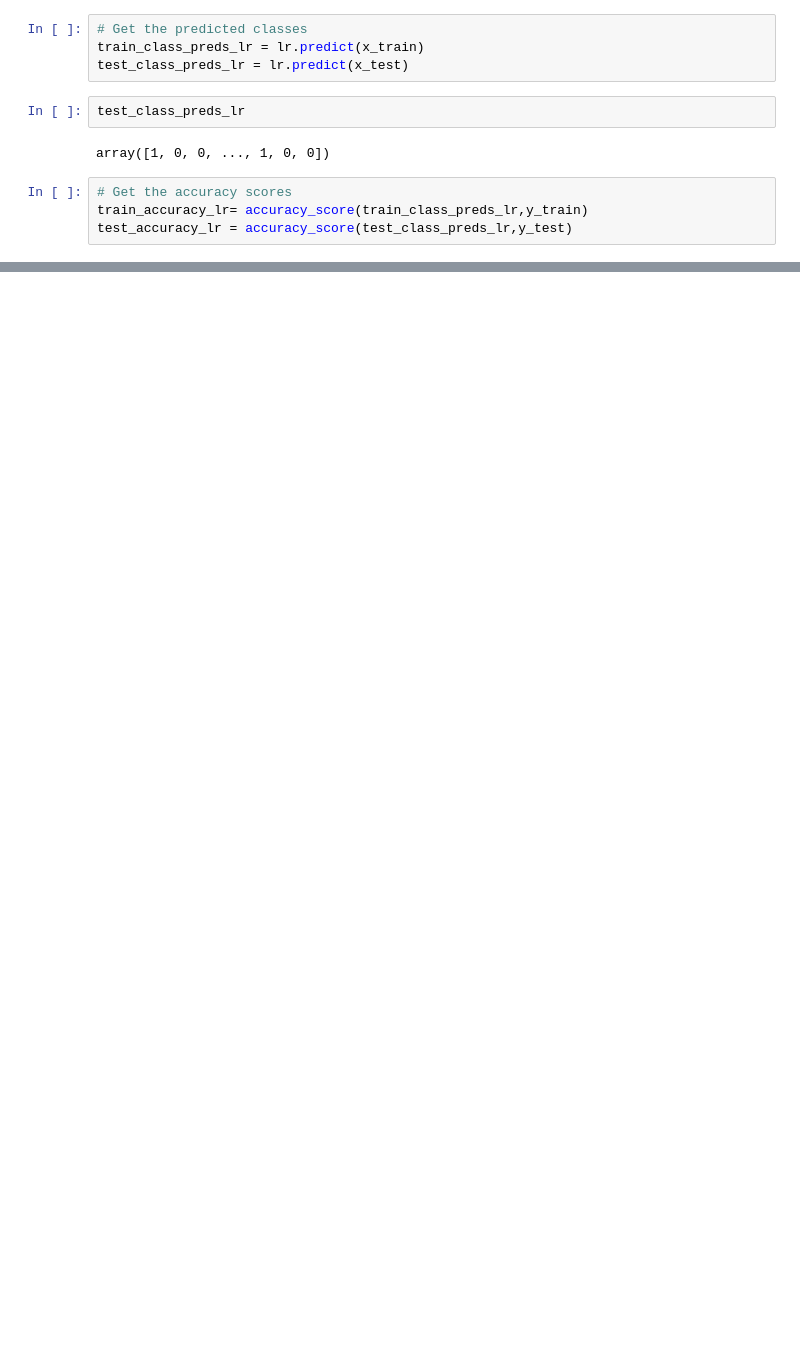
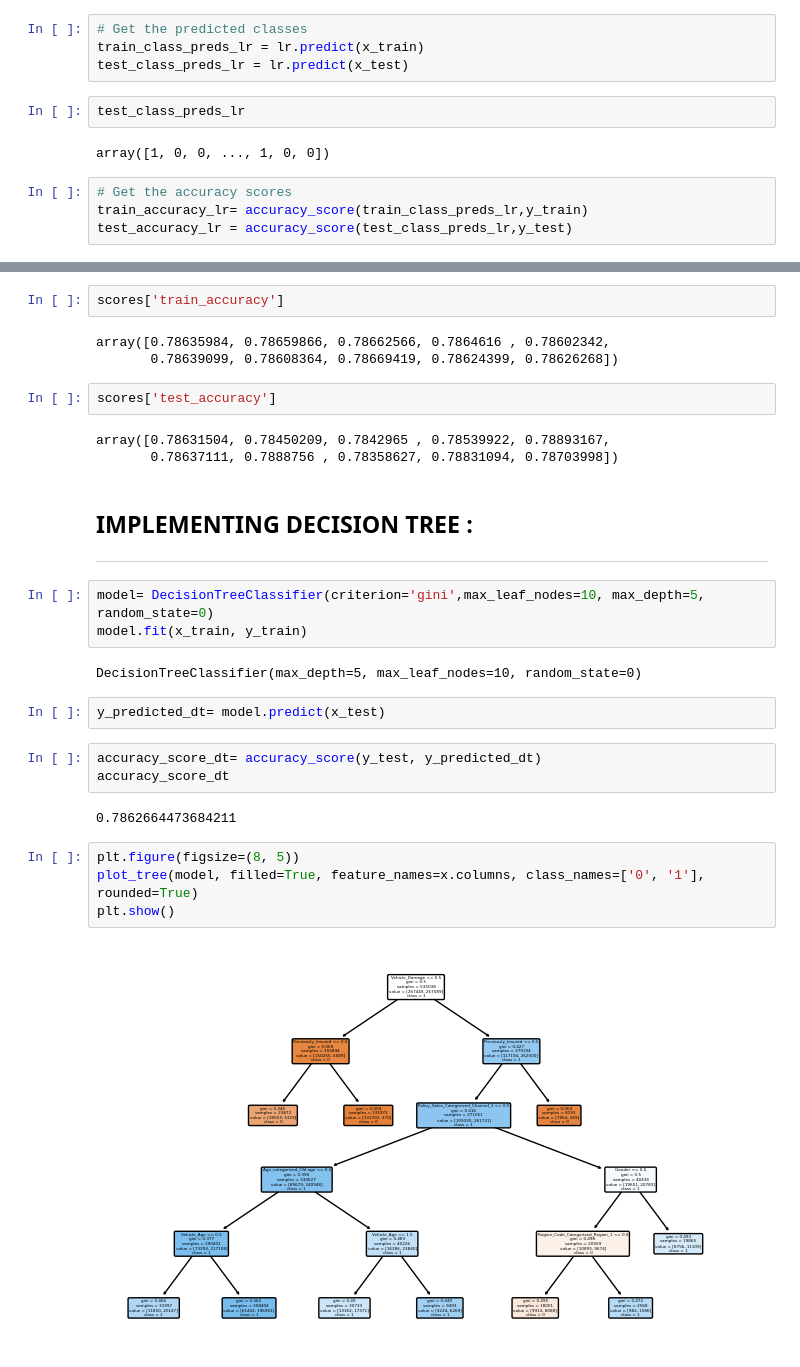
Before and after one commit to RPSahoo219/Health_Insurance_Cross_Sell_Prediction, a Jupyter notebook: Health_Insurance_Cross_Sell_Prediction.ipynb, the cells around one changed output, grey strips where cells are left out. Saved outputs shown, nothing was run; the diff lists cells and outputs as text; blank space fills up the shorter version.

```diff
--- a/Health_Insurance_Cross_Sell_Prediction.ipynb
+++ b/Health_Insurance_Cross_Sell_Prediction.ipynb
@@ -912,0 +997,33 @@ ax.yaxis.set_ticklabels(['Response_0', 'Response_1'])
+# %%
+scores['train_accuracy']
+# %% [output]
+array([0.78635984, 0.78659866, 0.78662566, 0.7864616 , 0.78602342,
+       0.78639099, 0.78608364, 0.78669419, 0.78624399, 0.78626268])
+# %%
+scores['test_accuracy']
+# %% [output]
+array([0.78631504, 0.78450209, 0.7842965 , 0.78539922, 0.78893167,
+       0.78637111, 0.7888756 , 0.78358627, 0.78831094, 0.78703998])
+# %% [markdown]
+## IMPLEMENTING DECISION TREE :
+
+
+---
+# %%
+model= DecisionTreeClassifier(criterion='gini',max_leaf_nodes=10, max_depth=5, random_state=0)
+model.fit(x_train, y_train)
+# %% [output]
+DecisionTreeClassifier(max_depth=5, max_leaf_nodes=10, random_state=0)
+# %%
+y_predicted_dt= model.predict(x_test)
+# %%
+accuracy_score_dt= accuracy_score(y_test, y_predicted_dt)
+accuracy_score_dt
+# %% [output]
+0.7862664473684211
+# %%
+plt.figure(figsize=(8, 5))
+plot_tree(model, filled=True, feature_names=x.columns, class_names=['0', '1'], rounded=True)
+plt.show()
+# %% [output]
+[figure, added]
```
Also changed, not shown: parts of 27 cells of this notebook.
